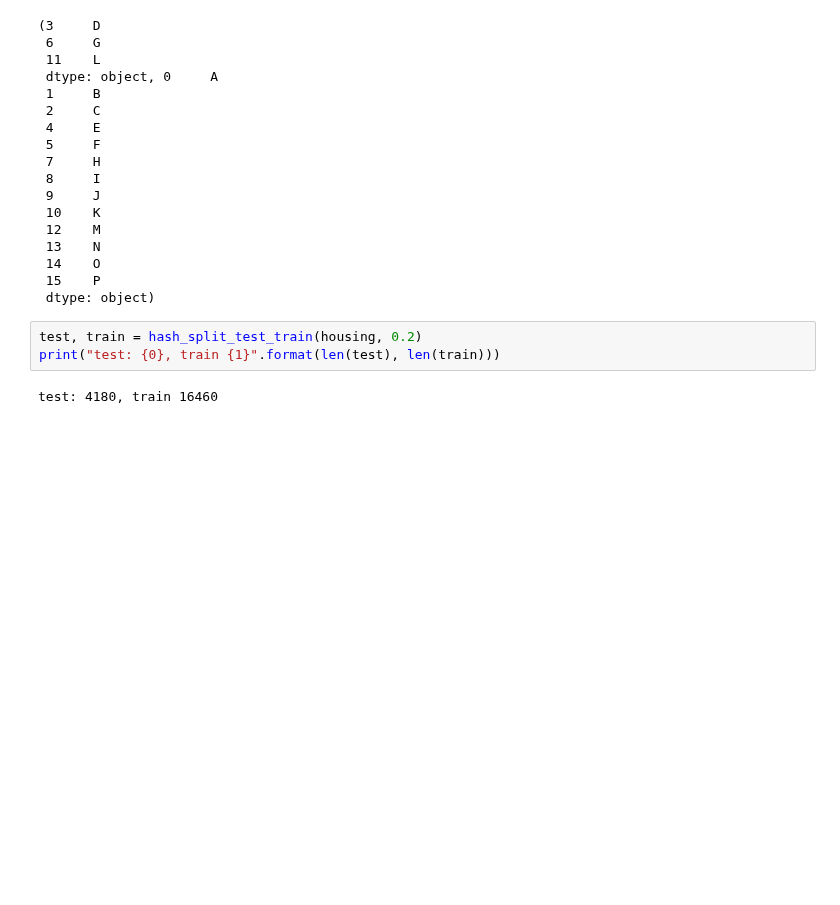
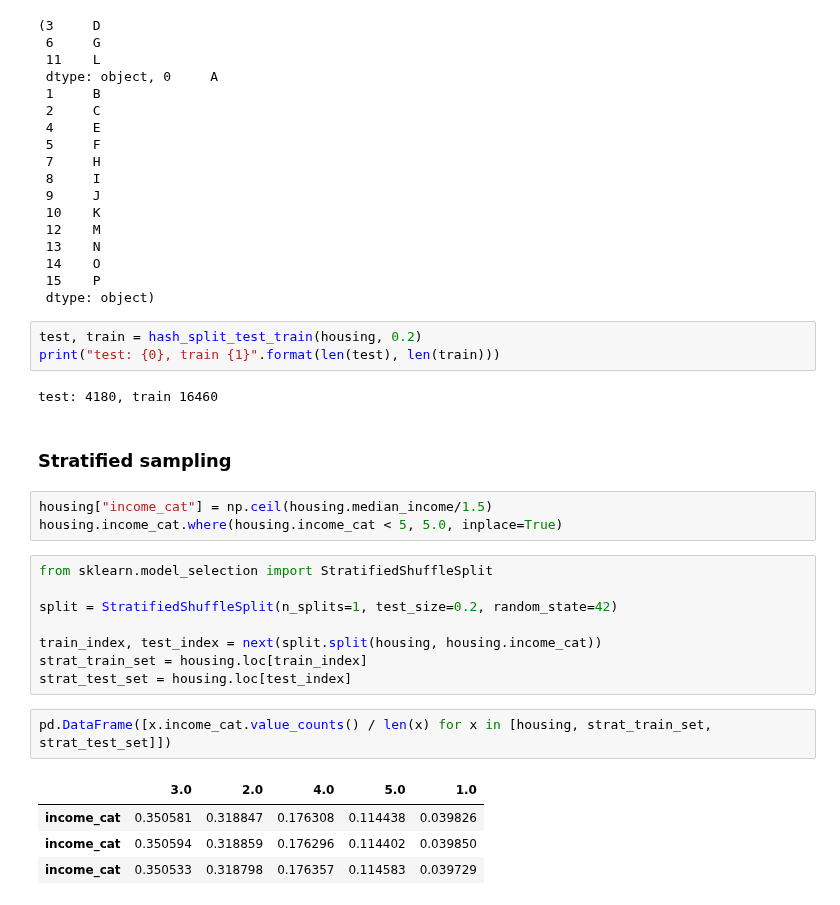
Before and after one commit to kms15/reading_notes, a Jupyter notebook: handson-ml-2.ipynb, the cells around one changed output. Saved outputs shown, nothing was run; the diff lists cells and outputs as text; blank space fills up the shorter version.

Commit message:
Chapter 2 continued - Stratified sampling

```diff
--- a/handson-ml-2.ipynb
+++ b/handson-ml-2.ipynb
@@ -147,3 +147,23 @@ test, train = hash_split_test_train(housing, 0.2)
 print("test: {0}, train {1}".format(len(test), len(train)))
 # %% [output]
 test: 4180, train 16460
+# %% [markdown]
+### Stratified sampling
+# %%
+housing["income_cat"] = np.ceil(housing.median_income/1.5)
+housing.income_cat.where(housing.income_cat < 5, 5.0, inplace=True)
+# %%
+from sklearn.model_selection import StratifiedShuffleSplit
+
+split = StratifiedShuffleSplit(n_splits=1, test_size=0.2, random_state=42)
+
+train_index, test_index = next(split.split(housing, housing.income_cat))
+strat_train_set = housing.loc[train_index]
+strat_test_set = housing.loc[test_index]
+# %%
+pd.DataFrame([x.income_cat.value_counts() / len(x) for x in [housing, strat_train_set, strat_test_set]])
+# %% [output]
+|  | 3.0 | 2.0 | 4.0 | 5.0 | 1.0 |
+| income_cat | 0.350581 | 0.318847 | 0.176308 | 0.114438 | 0.039826 |
+| income_cat | 0.350594 | 0.318859 | 0.176296 | 0.114402 | 0.039850 |
+| income_cat | 0.350533 | 0.318798 | 0.176357 | 0.114583 | 0.039729 |
```
